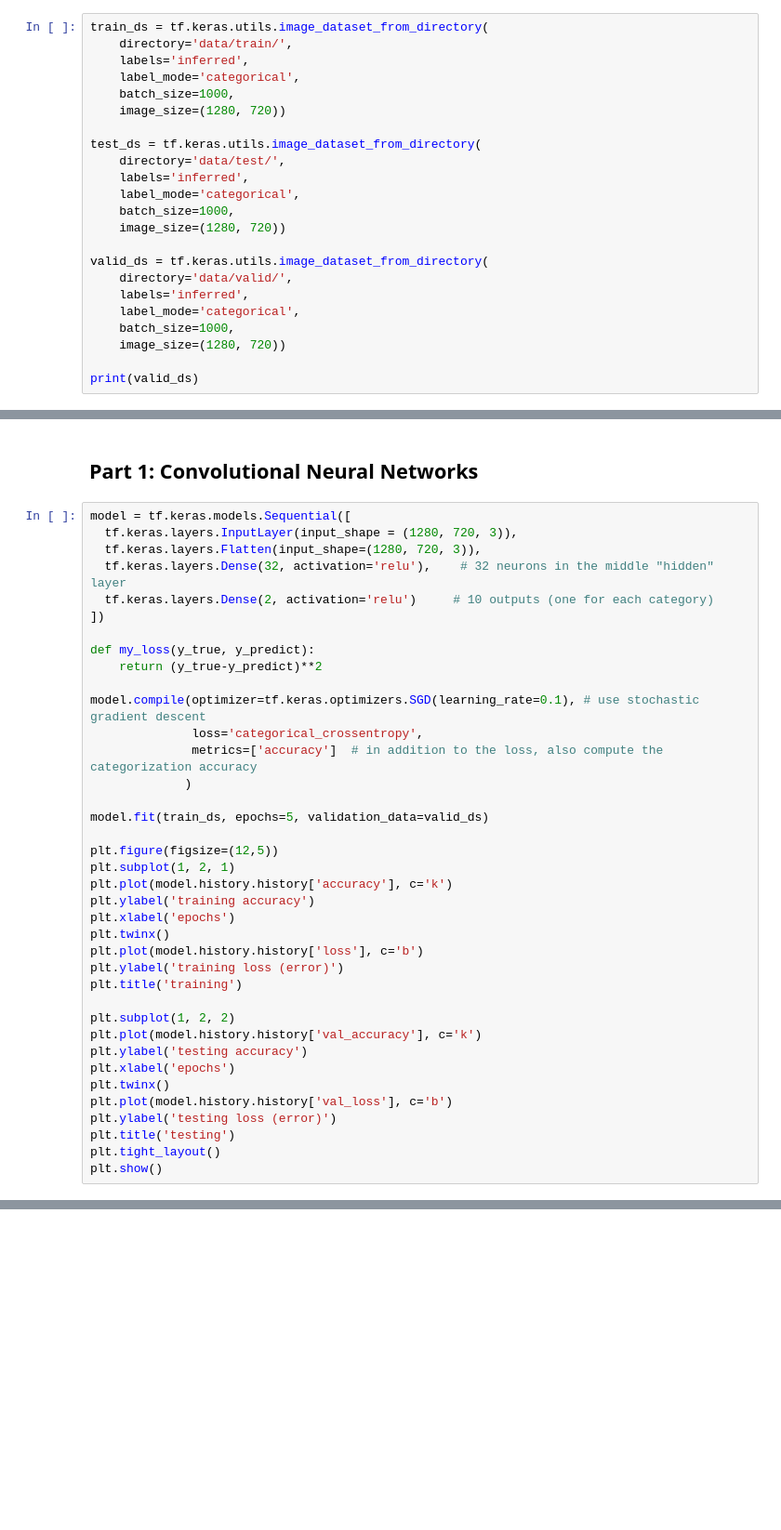
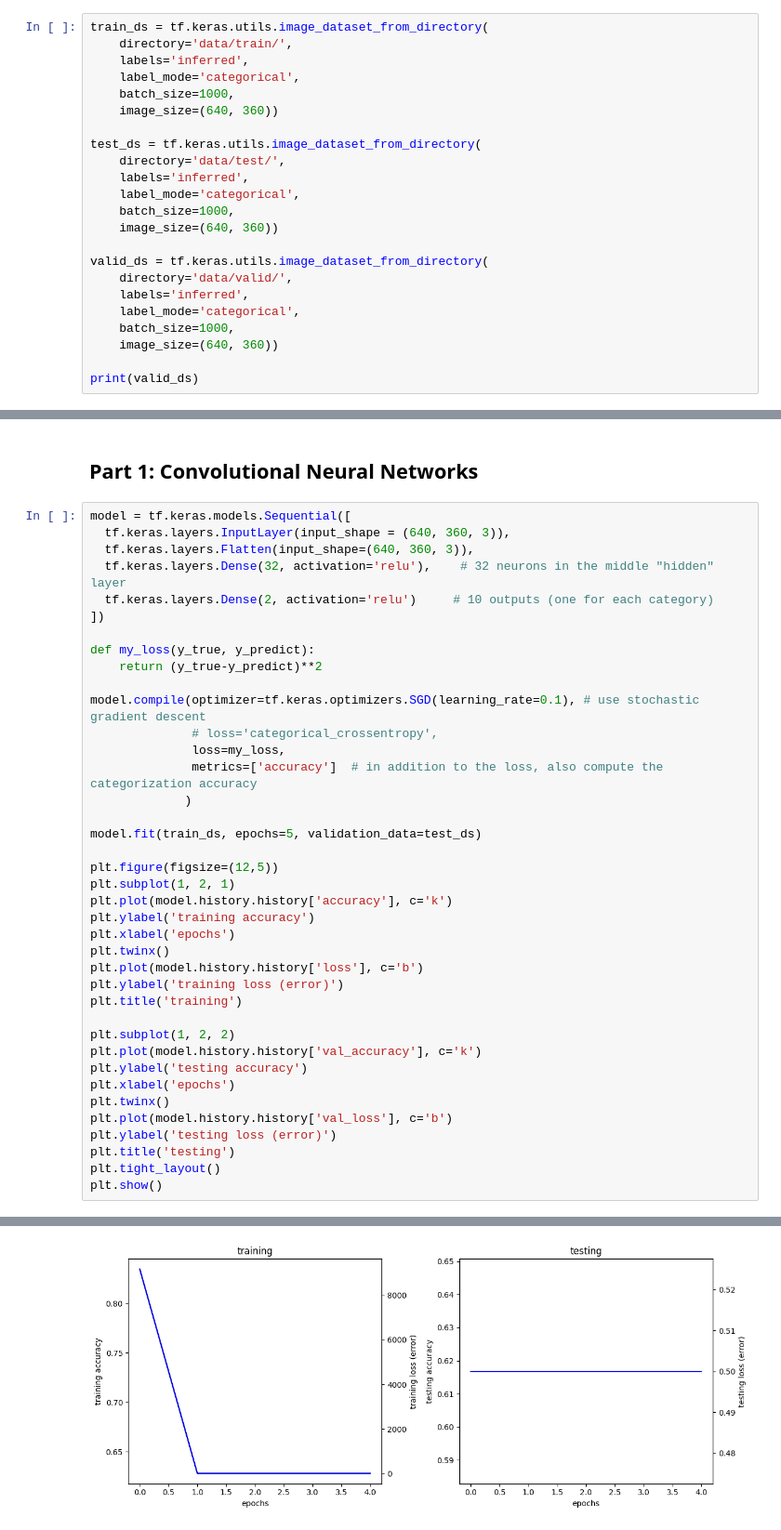
Before and after one commit to youngwoo206/RoboNav, a Jupyter notebook: defect_detection/model.ipynb, the cells around one changed output, grey strips where cells are left out. Shown at 93% size. Cells and saved outputs as stored; diff of their text form; blank space fills up the shorter version.

Commit message:
update model.ipynb
include resizing of images to 640x360

```diff
--- a/defect_detection/model.ipynb
+++ b/defect_detection/model.ipynb
@@ -71,21 +108,21 @@ train_ds = tf.keras.utils.image_dataset_from_directory(
     labels='inferred',
     label_mode='categorical',
     batch_size=1000,
-    image_size=(1280, 720))
+    image_size=(640, 360))
 
 test_ds = tf.keras.utils.image_dataset_from_directory(
     directory='data/test/',
     labels='inferred',
     label_mode='categorical',
     batch_size=1000,
-    image_size=(1280, 720))
+    image_size=(640, 360))
 
 valid_ds = tf.keras.utils.image_dataset_from_directory(
     directory='data/valid/',
     labels='inferred',
     label_mode='categorical',
     batch_size=1000,
-    image_size=(1280, 720))
+    image_size=(640, 360))
 
 print(valid_ds)
 # %% [output]
@@ -97,8 +134,8 @@ Found 214 files belonging to 2 classes.
 ## Part 1: Convolutional Neural Networks
 # %%
 model = tf.keras.models.Sequential([
-  tf.keras.layers.InputLayer(input_shape = (1280, 720, 3)),
-  tf.keras.layers.Flatten(input_shape=(1280, 720, 3)),
+  tf.keras.layers.InputLayer(input_shape = (640, 360, 3)),
+  tf.keras.layers.Flatten(input_shape=(640, 360, 3)),
   tf.keras.layers.Dense(32, activation='relu'),    # 32 neurons in the middle "hidden" layer
   tf.keras.layers.Dense(2, activation='relu')     # 10 outputs (one for each category)
 ])
@@ -107,11 +144,12 @@ def my_loss(y_true, y_predict):
     return (y_true-y_predict)**2
 
 model.compile(optimizer=tf.keras.optimizers.SGD(learning_rate=0.1), # use stochastic gradient descent
-              loss='categorical_crossentropy',
+              # loss='categorical_crossentropy',
+              loss=my_loss,
               metrics=['accuracy']  # in addition to the loss, also compute the categorization accuracy
              )
 
-model.fit(train_ds, epochs=5, validation_data=valid_ds)
+model.fit(train_ds, epochs=5, validation_data=test_ds)
 
 plt.figure(figsize=(12,5))
 plt.subplot(1, 2, 1)
@@ -137,0 +185 @@ Epoch 1/5
+[figure, added]
```
Also changed, not shown: parts of 5 cells of this notebook.
